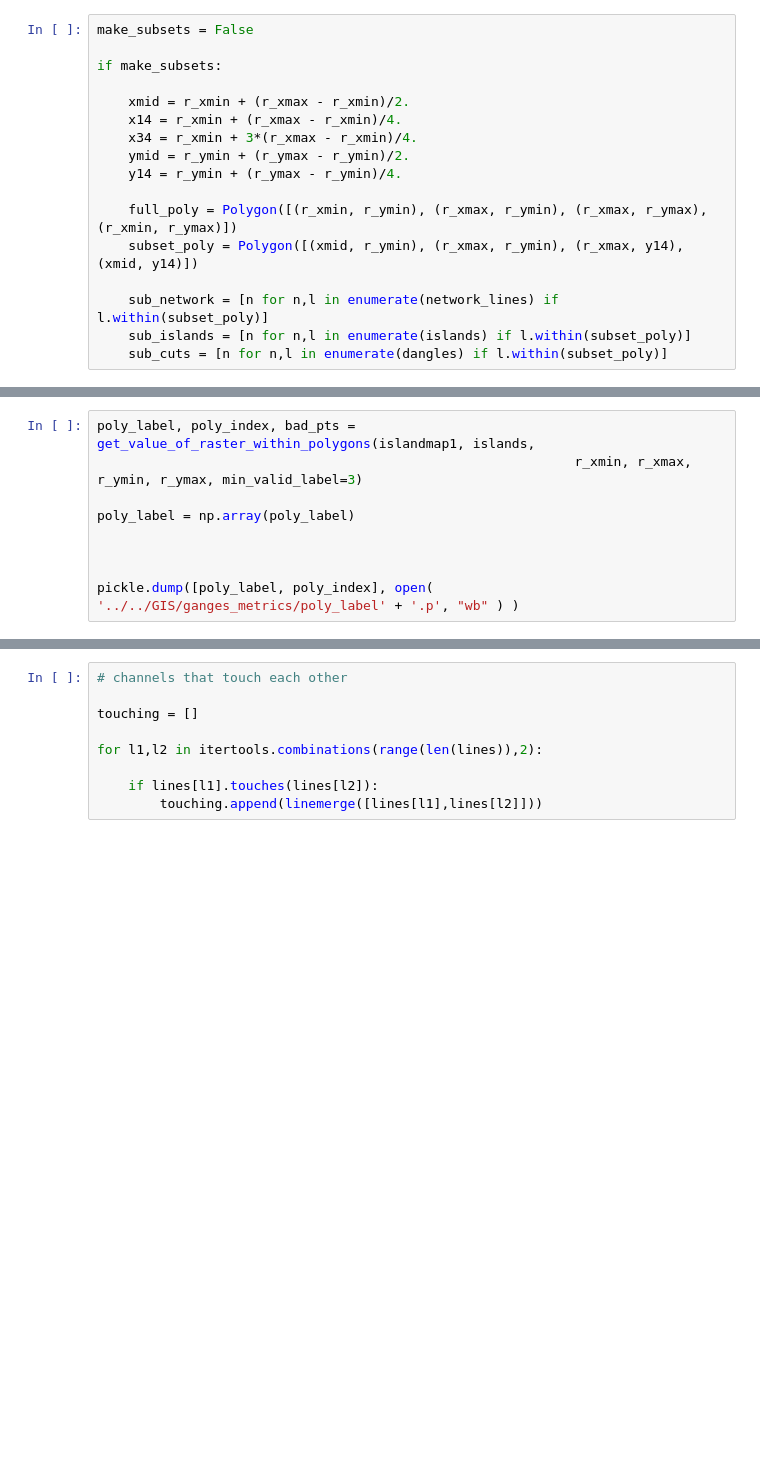
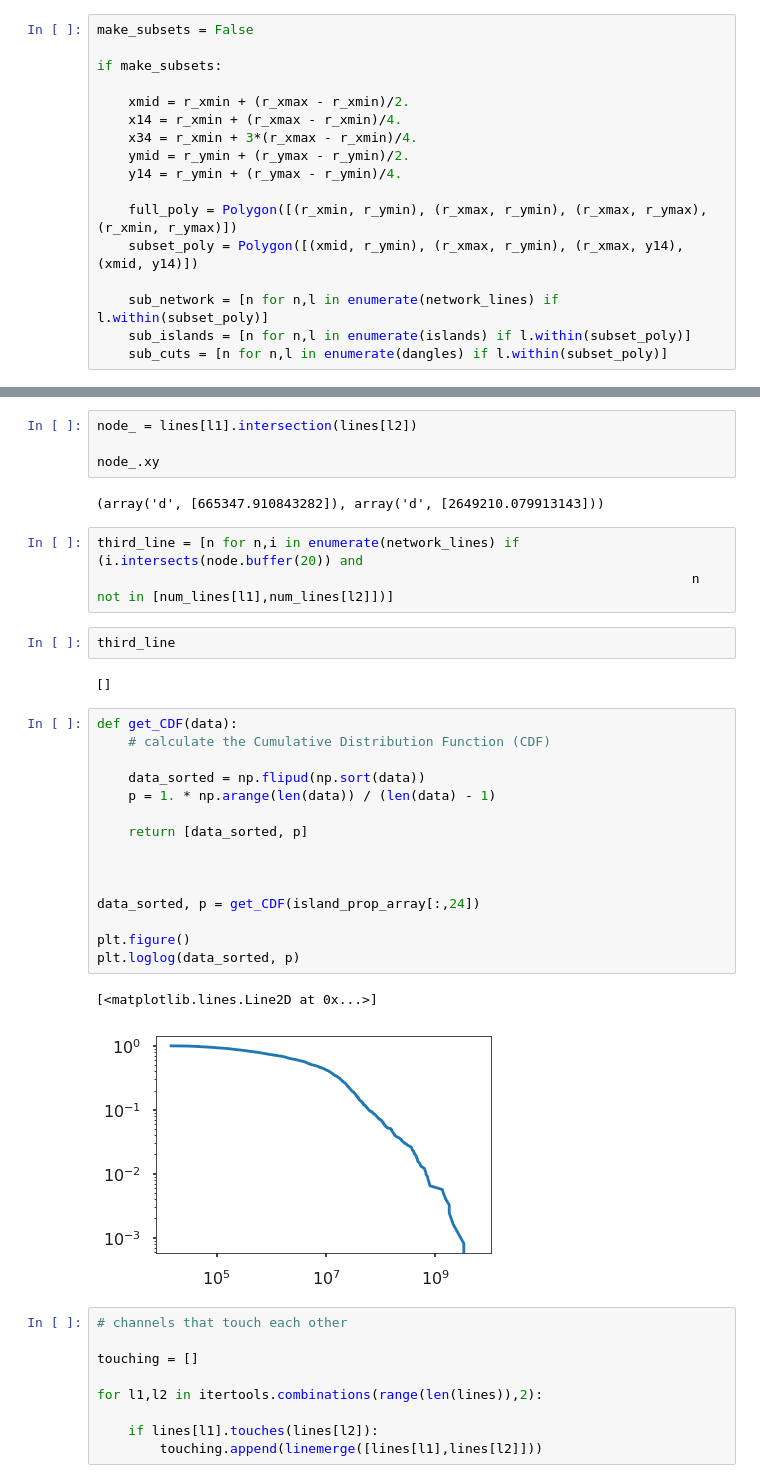
Before and after one commit to mperignon/delta_metrics, a Jupyter notebook: island_metrics.ipynb, the cells around one changed output, grey strips where cells are left out. Cells and saved outputs as stored; diff of their text form; blank space fills up the shorter version.

```diff
--- a/island_metrics.ipynb
+++ b/island_metrics.ipynb
@@ -470,9 +547,0 @@ for n in range(len(islands)):
-# %%
-poly_label, poly_index, bad_pts = get_value_of_raster_within_polygons(islandmap1, islands,
-                                                             r_xmin, r_xmax, r_ymin, r_ymax, min_valid_label=3)
-
-poly_label = np.array(poly_label)
-
-
-
-pickle.dump([poly_label, poly_index], open( '../../GIS/ganges_metrics/poly_label' + '.p', "wb" ) )
@@ -551,3 +1185,34 @@ for n,l in enumerate(lines):
+# %%
+node_ = lines[l1].intersection(lines[l2])
+
+node_.xy
+# %% [output]
+(array('d', [665347.910843282]), array('d', [2649210.079913143]))
+# %%
+third_line = [n for n,i in enumerate(network_lines) if (i.intersects(node.buffer(20)) and
+                                                                            n not in [num_lines[l1],num_lines[l2]])]
+# %%
+third_line
+# %% [output]
+[]
+# %%
+def get_CDF(data):
+    # calculate the Cumulative Distribution Function (CDF)
+
+    data_sorted = np.flipud(np.sort(data))
+    p = 1. * np.arange(len(data)) / (len(data) - 1)
+
+    return [data_sorted, p]
+
+
+
+data_sorted, p = get_CDF(island_prop_array[:,24])
+
+plt.figure()
+plt.loglog(data_sorted, p)
+# %% [output]
+[<matplotlib.lines.Line2D at 0x...>]
+[figure, added]
 # %%
 # channels that touch each other
 
```
Also changed, not shown: parts of 37 cells of this notebook.
